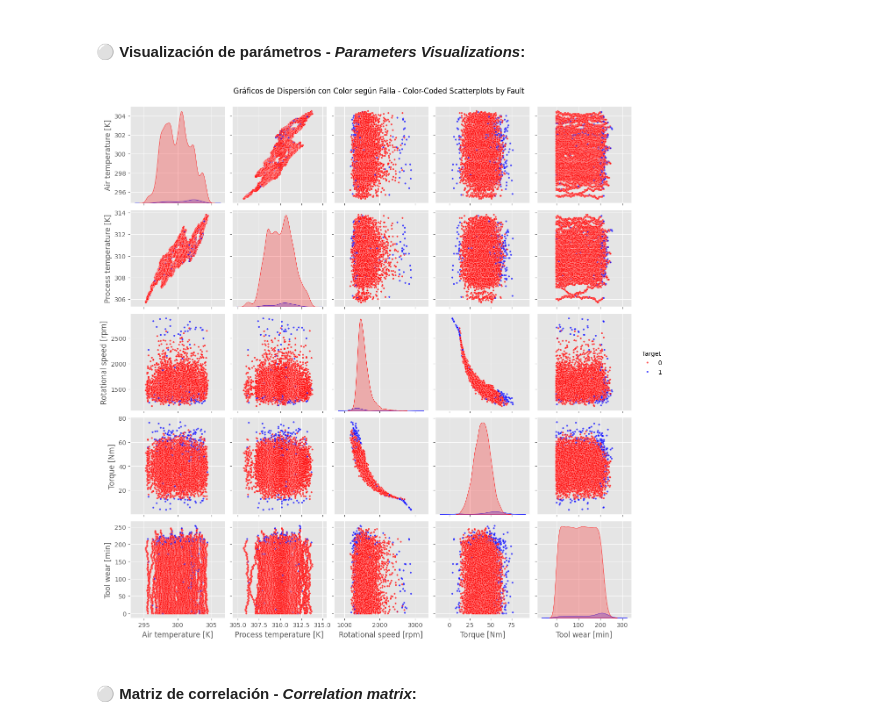
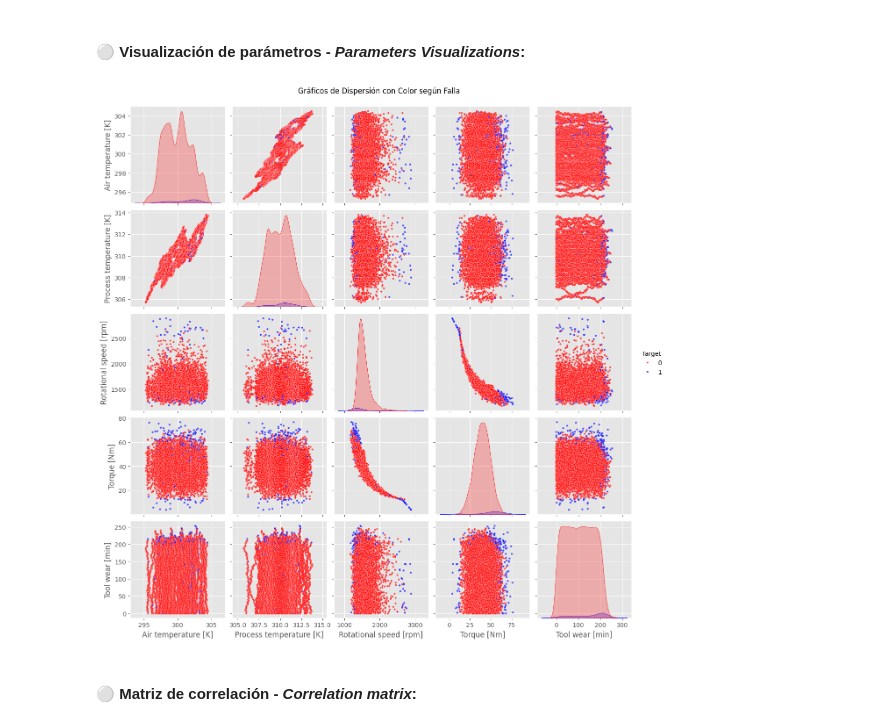
Before and after one commit to fernandoparisi/Predictive_maintenance, a Jupyter notebook: predictive_maintenance.ipynb, the cells around one changed output. Cells and saved outputs as stored; diff of their text form; code cells hidden in the pictures.

```diff
--- a/predictive_maintenance.ipynb
+++ b/predictive_maintenance.ipynb
@@ -207,25 +205,27 @@ for i, variable in enumerate(numeric_columns):
 # %% [markdown]
  #### ⚪ **Visualización de parámetros**  - *Parameters Visualizations*:
 # %%
-#Seleccionar las variables numéricas Y la variable de destino ('Target') - Select the numeric variables and the destination variable ('Target')
+# 2. Seleccionar las variables numéricas Y la variable de destino ('Target')
 variables = [
     'Air temperature [K]',
     'Process temperature [K]',
     'Rotational speed [rpm]',
     'Torque [Nm]',
     'Tool wear [min]',
-    'Target'
+    'Target' # Incluimos la variable 'Target'
 ]
 df_sel = df[variables]
 
-# Crear los gráficos de dispersión con color según la falla - Create scatter plots with color based on fault type
+# 3. Crear los gráficos de dispersión con color según la falla
+# Usamos el parámetro 'hue' para pintar los puntos de manera diferente
+# Usamos palette para definir los colores (azul para No Falla, rojo para Falla)
 sns.pairplot(df_sel, hue='Target', palette={0: 'red', 1: 'blue'}, plot_kws={'s': 10, 'alpha': 0.7})
 
-#Mostrar el gráfico - Show the graphs
-plt.suptitle('Gráficos de Dispersión con Color según Falla - Color-Coded Scatterplots by Fault', y=1.02)
+# 4. Mostrar el gráfico
+plt.suptitle('Gráficos de Dispersión con Color según Falla', y=1.02)
 plt.show()
 # %% [output]
-[figure, old version]
+[figure, new version]
 # %% [markdown]
  #### ⚪ **Matriz de correlación**  - *Correlation matrix*:
 # %%
```
Also changed, not shown: parts of 20 cells of this notebook, 1 other file.
